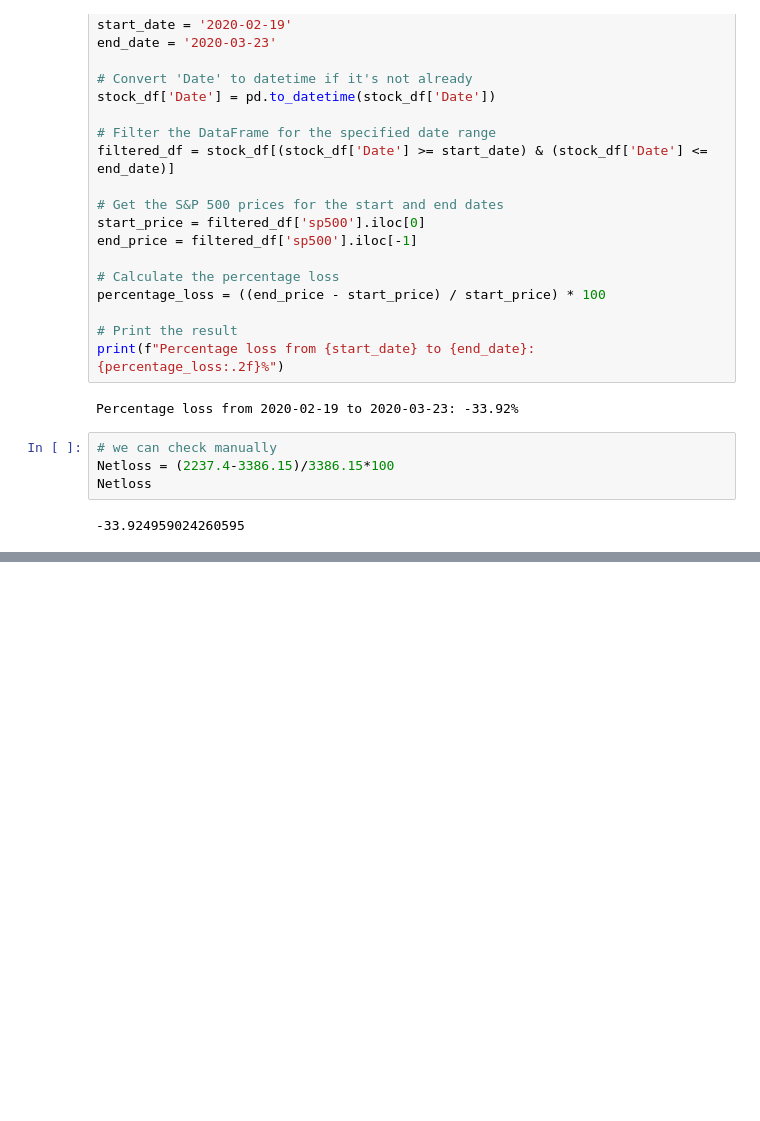
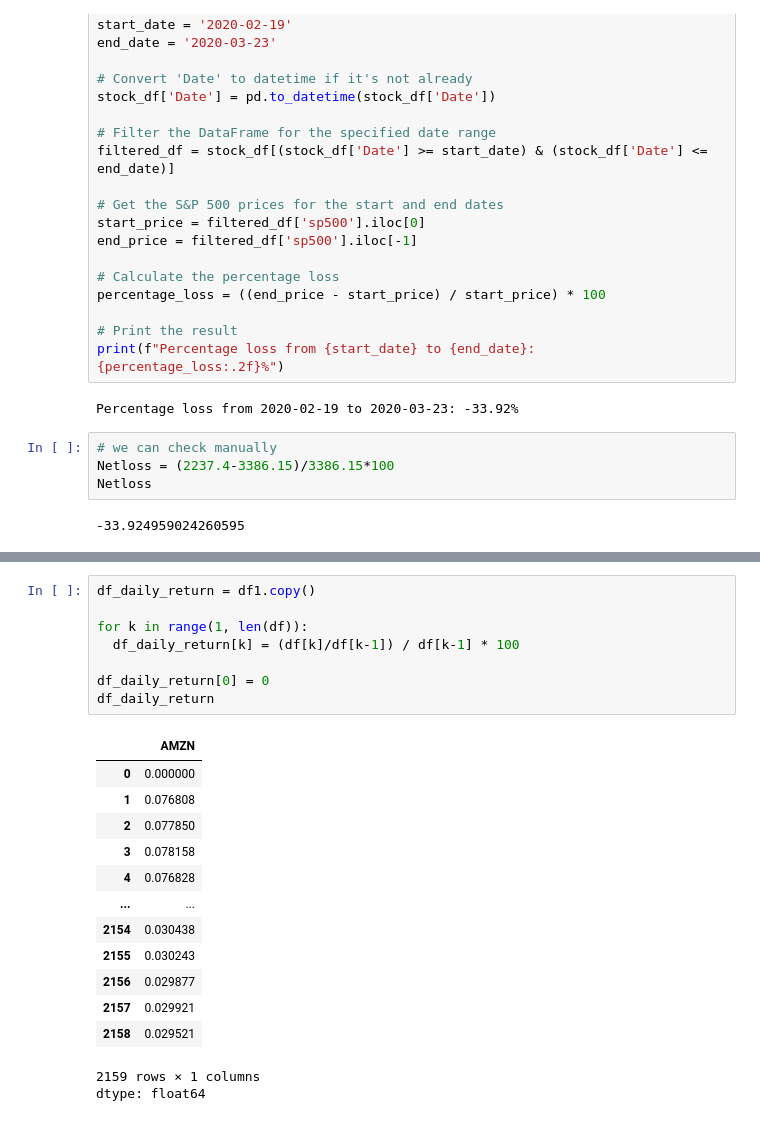
Before and after one commit to deddyandri/stocks-data-analysis, a Jupyter notebook: Stocks Data Analysis.ipynb, the cells around one changed output, grey strips where cells are left out. Drawn from its saved outputs; the diff is of its cells as text; blank space fills up the shorter version.

```diff
--- a/Stocks Data Analysis.ipynb
+++ b/Stocks Data Analysis.ipynb
@@ -313,0 +375,23 @@ Netloss
+# %%
+df_daily_return = df1.copy()
+
+for k in range(1, len(df)):
+  df_daily_return[k] = (df[k]/df[k-1]) / df[k-1] * 100
+
+df_daily_return[0] = 0
+df_daily_return
+# %% [output]
+|  | AMZN |
+| 0 | 0.000000 |
+| 1 | 0.076808 |
+| 2 | 0.077850 |
+| 3 | 0.078158 |
+| 4 | 0.076828 |
+| ... | ... |
+| 2154 | 0.030438 |
+| 2155 | 0.030243 |
+| 2156 | 0.029877 |
+| 2157 | 0.029921 |
+| 2158 | 0.029521 |
+2159 rows × 1 columns
+dtype: float64
```
Also changed, not shown: parts of 4 cells of this notebook.
